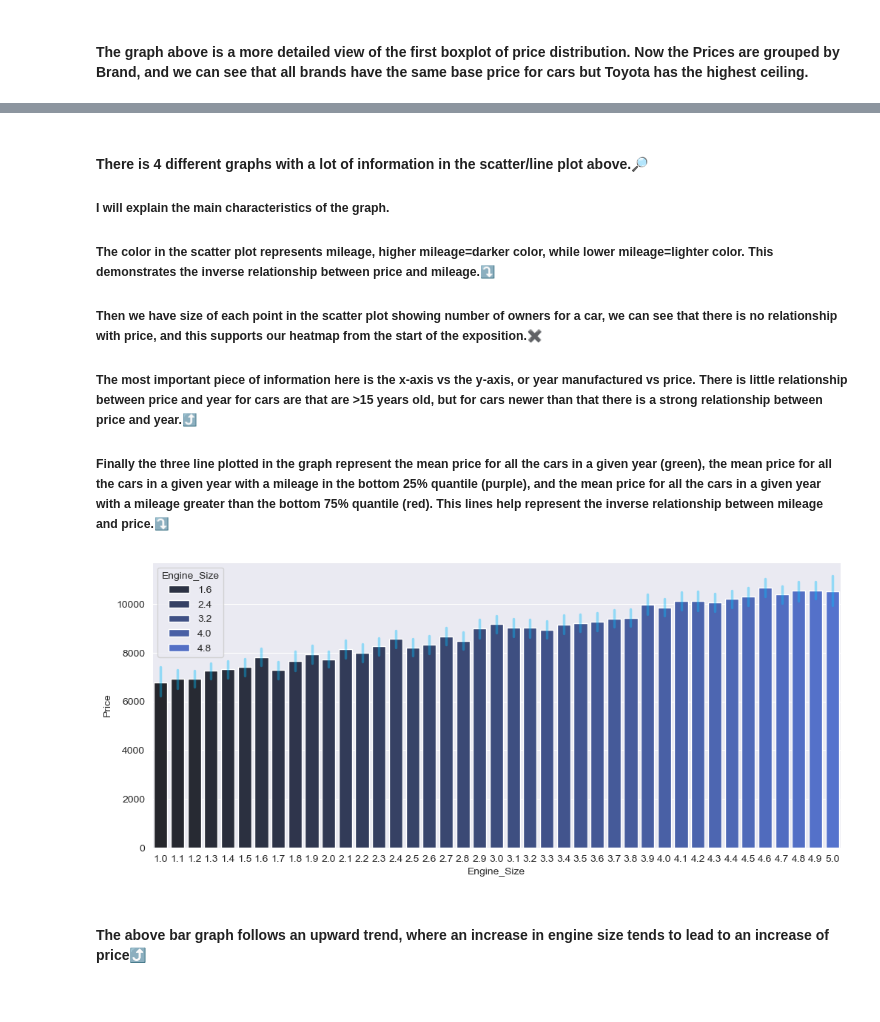
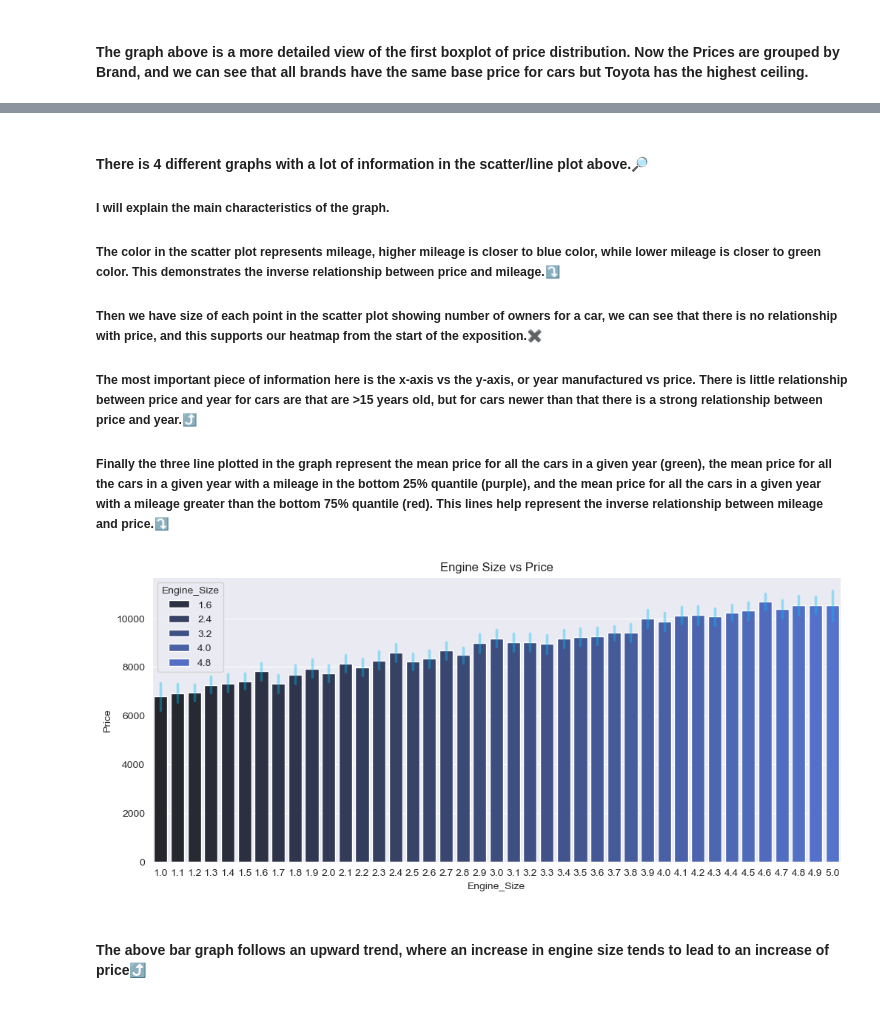
Before and after one commit to EmilianoDeLaGarzaVillarreal/CarPriceAnalysis, a Jupyter notebook: CarPriceAnalysis.ipynb, the cells around one changed output, grey strips where cells are left out. Cells and saved outputs as stored; diff of their text form; code cells hidden in the pictures.

```diff
--- a/CarPriceAnalysis.ipynb
+++ b/CarPriceAnalysis.ipynb
@@ -207,24 +212,26 @@ plt.show()
 # %% [markdown]
 <h4>There is 4 different graphs with a lot of information in the scatter/line plot above.🔎</h4>
 <h5>I will explain the main characteristics of the graph.</h5>
-<h5>The color in the scatter plot represents mileage, higher mileage=darker color, while lower mileage=lighter color. This demonstrates the inverse relationship between price and mileage.⤵️</h5>
+<h5>The color in the scatter plot represents mileage, higher mileage is closer to blue color, while lower mileage is closer to green color. This demonstrates the inverse relationship between price and mileage.⤵️</h5>
 <h5>Then we have size of each point in the scatter plot showing number of owners for a car, we can see that there is no relationship with price, and this supports our heatmap from the start of the exposition.✖️</h5>
 <h5>The most important piece of information here is the x-axis vs the y-axis, or year manufactured vs price. There is little relationship between price and year for cars are that are >15 years old, but for cars newer than that there is a strong relationship between price and year.⤴️</h5>
 <h5>Finally the three line plotted in the graph represent the mean price for all the cars in a given year (green), the mean price for all the cars in a given year with a mileage in the bottom 25% quantile (purple), and the mean price for all the cars in a given year with a mileage greater than the bottom 75% quantile (red). This lines help represent the inverse relationship between mileage and price.⤵️</h5>
 # %%
 plt.close()
 fig, ax = plt.subplots(figsize=(12,5))
 sns.barplot(x=df['Engine_Size'],
             y=df['Price'],
             hue=df['Engine_Size'],
             palette='dark:#4169E1',
             err_kws={"color": "#00BFFF60", "linewidth": 2.5},
             errorbar=('ci', 95)
             )
 df_mean_price_eng_size = df[['Price', 'Engine_Size']].groupby(['Engine_Size']).mean().reset_index()
+ax.set_title('Engine Size vs Price')
+plt.savefig('img/EngineSize')
 plt.show()
 # %% [output]
-[figure, old version]
+[figure, new version]
 # %% [markdown]
 <h4>The above bar graph follows an upward trend, where an increase in engine size tends to lead to an increase of price⤴️<h4>
 # %%
```
Also changed, not shown: parts of 9 cells of this notebook, 11 other files.
